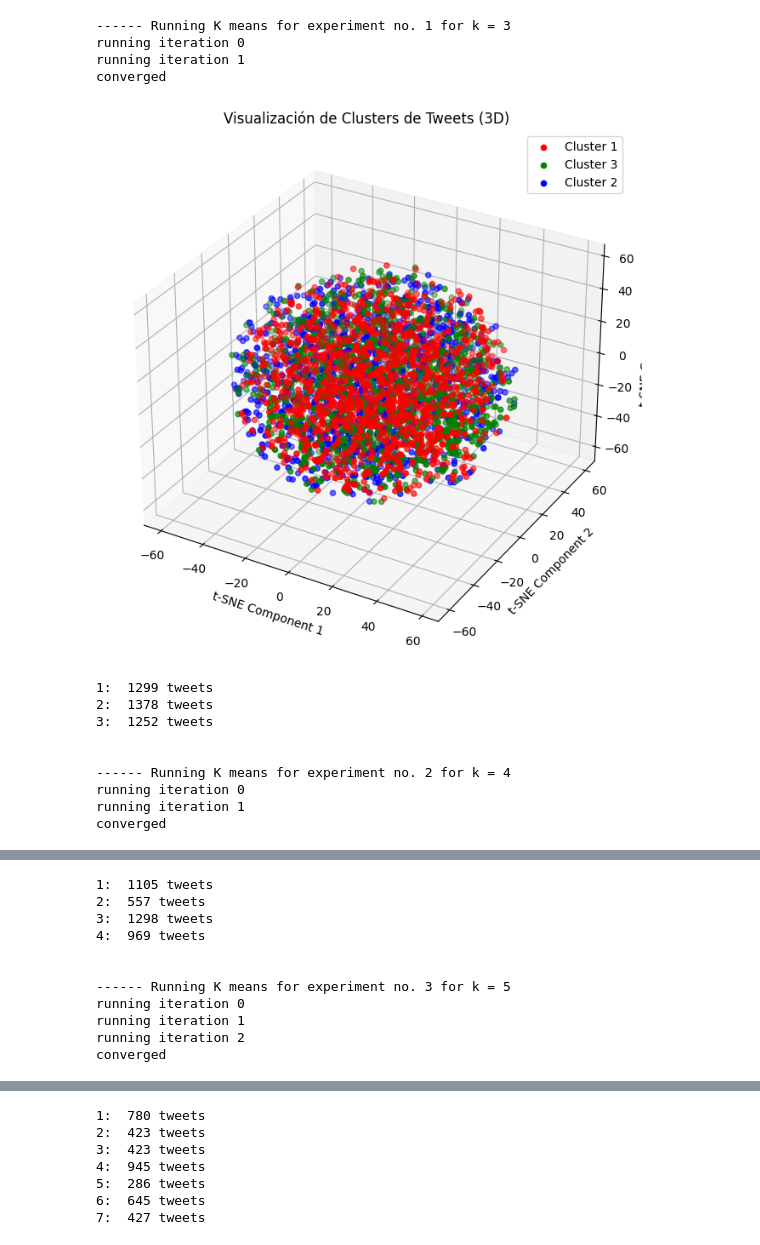
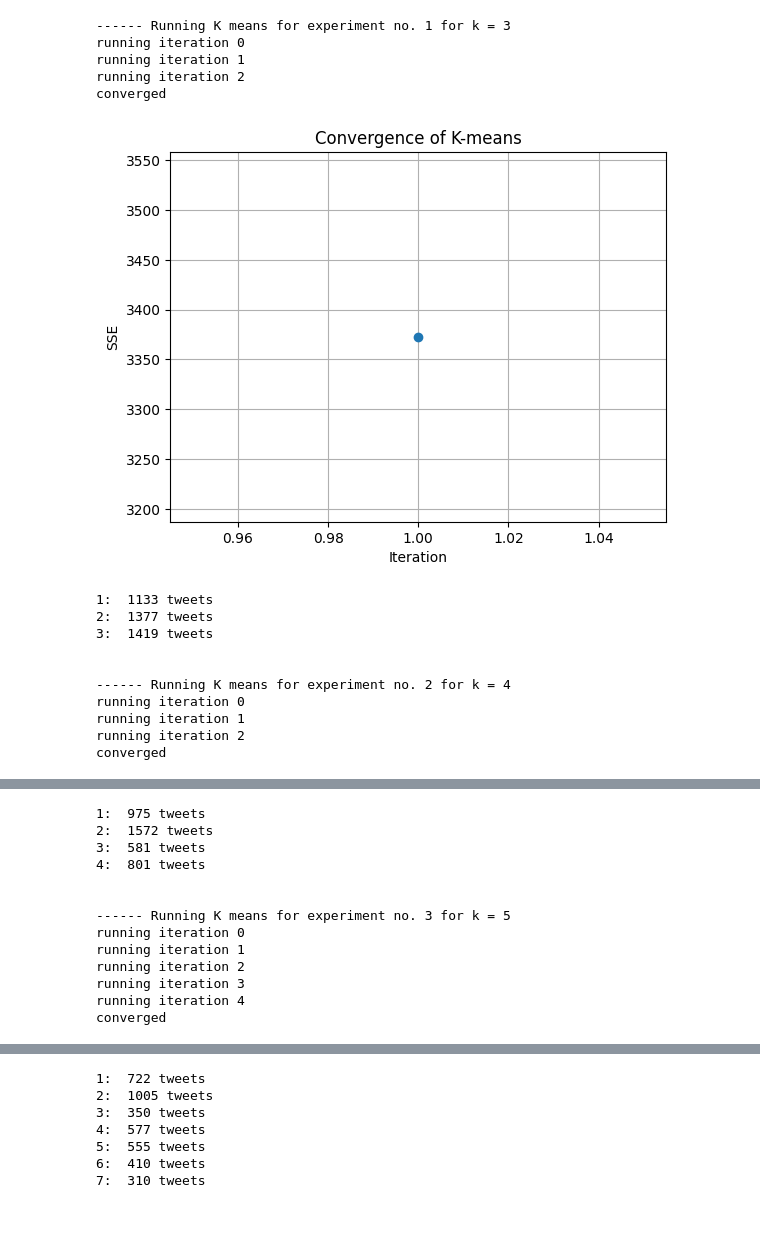
Before and after one commit to DiegoCastr00/Lenguaje, a Jupyter notebook: Prac_3_AgrupamientoTexto/practica3.ipynb, the cells around one changed output, grey strips where cells are left out. Saved outputs shown, nothing was run; the diff lists cells and outputs as text; code cells hidden in the pictures; blank space fills up the shorter version.

```diff
--- a/Prac_3_AgrupamientoTexto/practica3.ipynb
+++ b/Prac_3_AgrupamientoTexto/practica3.ipynb
@@ -18,7 +18,6 @@ from sklearn.decomposition import PCA
 from sklearn.manifold import TSNE
 from sklearn.feature_extraction.text import TfidfVectorizer
 from mpl_toolkits.mplot3d import Axes3D
-import plotly.graph_objects as go
 
 
 def pre_process_tweets(url):
@@ -223,7 +222,15 @@ def compute_SSE(clusters):
 
     return sse
 
-def visualize_clusters(clusters, tweet_vectors):
+def plot_convergence(sse_values):
+    plt.plot(range(1, len(sse_values) + 1), sse_values, marker='o')
+    plt.title('Convergence of K-means')
+    plt.xlabel('Iteration')
+    plt.ylabel('SSE')
+    plt.grid(True)
+    plt.show()
+
+def visualize_clusters(clusters, tweet_vectors, k):
     # Reducir la dimensionalidad usando t-SNE
     tsne = TSNE(n_components=3, perplexity=30, random_state=42)
     tweets_tsne = tsne.fit_transform(tweet_vectors)
@@ -243,12 +250,13 @@ def visualize_clusters(clusters, tweet_vectors):
         ax.scatter(tweets_cluster_tsne[:, 0], tweets_cluster_tsne[:, 1], tweets_cluster_tsne[:, 2], c=colors[color_index], label=f'Cluster {cluster_idx+1}')
         color_index = (color_index + 1) % len(colors)
 
-    ax.set_title('Visualización de Clusters de Tweets (3D)')
+    ax.set_title(f'Visualización de Clusters de Tweets (3D) - K={k}')
     ax.set_xlabel('t-SNE Component 1')
     ax.set_ylabel('t-SNE Component 2')
     ax.set_zlabel('t-SNE Component 3')
     ax.legend()
     plt.show()
+
 
 def vectorize_tweets(tweets):
     # Convertir los tweets en texto plano
@@ -271,44 +279,48 @@ if __name__ == '__main__':
 
     # default value of K for K-means
     k = 3
-
+    sse_values = []
     # for every experiment 'e', run K-means
     for e in range(experiments):
 
         print("------ Running K means for experiment no. " + str((e + 1)) + " for k = " + str(k))
 
-        clusters, _ = k_means(tweets, k)
+        clusters, sse = k_means(tweets, k)
 
         # Convertir los tweets a vectores numéricos
         tweet_vectors = vectorize_tweets(tweets)
 
-        visualize_clusters(clusters, tweet_vectors)
+        # visualize_clusters(clusters, tweet_vectors,k)
 
+        sse_values.append(sse)
+        plot_convergence(sse_values)
 
         # for every cluster 'c', print size of each cluster
         for c in range(len(clusters)):
             print(str(c+1) + ": ", str(len(clusters[c])) + " tweets")
             # # to print tweets in a cluster
             # for t in range(len(clusters[c])):
             #     print("t" + str(t) + ", " + (" ".join(clusters[c][t][0])))
 
         # print("--> SSE : " + str(sse))
         print('\n')
 
         # increment k after every experiment
         k = k + 1
 # %% [output]
 ------ Running K means for experiment no. 1 for k = 3
 running iteration 0
 running iteration 1
+running iteration 2
 converged
-[figure, old version]
+[figure, new version]
-1:  1299 tweets
-2:  1378 tweets
-3:  1252 tweets
+1:  1133 tweets
+2:  1377 tweets
+3:  1419 tweets
 
 
 ------ Running K means for experiment no. 2 for k = 4
 running iteration 0
 running iteration 1
+running iteration 2
 converged
@@ -316,11 +328,13 @@ converged
-1:  1105 tweets
-2:  557 tweets
-3:  1298 tweets
-4:  969 tweets
+1:  975 tweets
+2:  1572 tweets
+3:  581 tweets
+4:  801 tweets
 
 
 ------ Running K means for experiment no. 3 for k = 5
 running iteration 0
 running iteration 1
 running iteration 2
+running iteration 3
+running iteration 4
 converged
@@ -354,7 +367,7 @@ converged
-1:  780 tweets
-2:  423 tweets
-3:  423 tweets
-4:  945 tweets
-5:  286 tweets
-6:  645 tweets
-7:  427 tweets
+1:  722 tweets
+2:  1005 tweets
+3:  350 tweets
+4:  577 tweets
+5:  555 tweets
+6:  410 tweets
+7:  310 tweets
```
Also changed, not shown: parts of 1 cell of this notebook.
